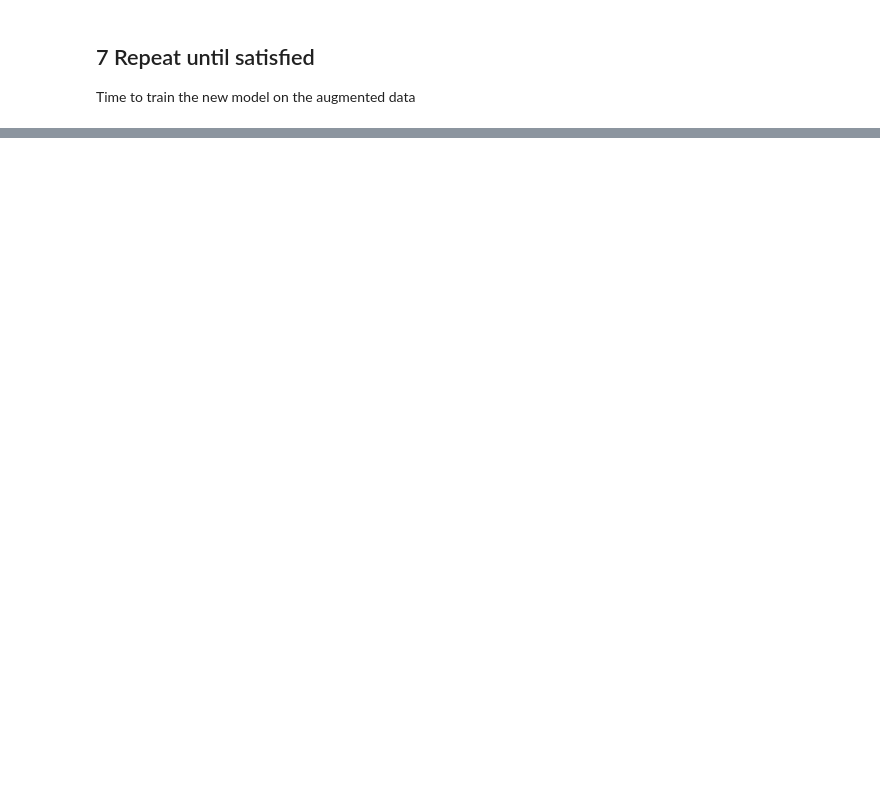
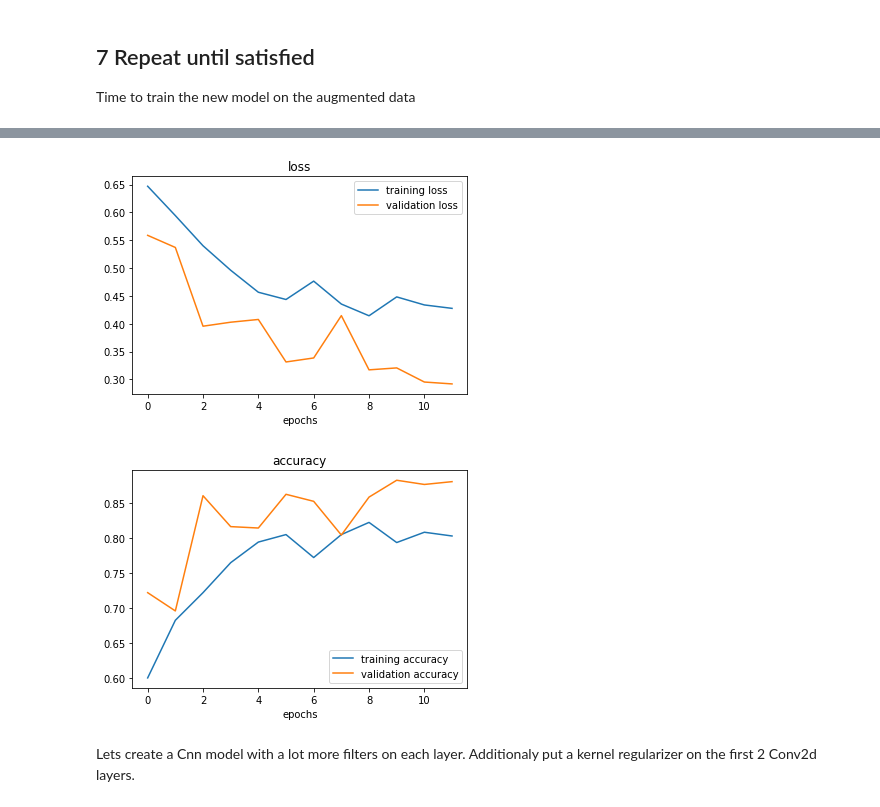
Before and after one commit to adrikosm/Tensorflow_Certification, a Jupyter notebook: Computer Vision/Computer_vision_tf.ipynb, the cells around one changed output, grey strips where cells are left out. Cells and saved outputs as stored; diff of their text form; code cells hidden in the pictures; blank space fills up the shorter version.

```diff
--- a/Computer Vision/Computer_vision_tf.ipynb
+++ b/Computer Vision/Computer_vision_tf.ipynb
@@ -720,0 +727,28 @@ plot_loss_curves(history_6)
+# %%
+# Create model
+model_7 = Sequential([
+    Conv2D(10,3,activation ="relu",input_shape = (224,224,3)),
+    MaxPool2D(pool_size = 2),
+    Conv2D(10,3,activation = "relu"),
+    MaxPool2D(),
+    Conv2D(10,3,activation = "relu"),
+    MaxPool2D(),
+    Flatten(),
+    Dense(1,activation="sigmoid")
+])
+
+# Compile the model
+model_7.compile(loss = tf.keras.losses.BinaryCrossentropy(),
+                optimizer = tf.keras.optimizers.Adam(),
+                metrics = ["accuracy"])
+
+# Setup early callback
+callback = tf.keras.callbacks.EarlyStopping(monitor="accuracy",patience = 3)
+
+# Finnaly fit the model
+history_7 = model_7.fit(train_data_augmented,
+                        epochs = 30,
+                        steps_per_epoch = len(train_data_augmented),
+                        validation_data = test_data,
+                        validation_steps = len(test_data),
+                        callbacks = [callback])
@@ -720,0 +773,7 @@ plot_loss_curves(history_6)
+# %%
+plot_loss_curves(history_7)
+# %% [output]
+[figure, added]
+[figure, added]
+# %% [markdown]
+Lets create a Cnn model with a lot more filters on each layer. Additionaly put a kernel regularizer on the first 2 Conv2d layers.
```
Also changed, not shown: parts of 25 cells of this notebook, 1 other file.
